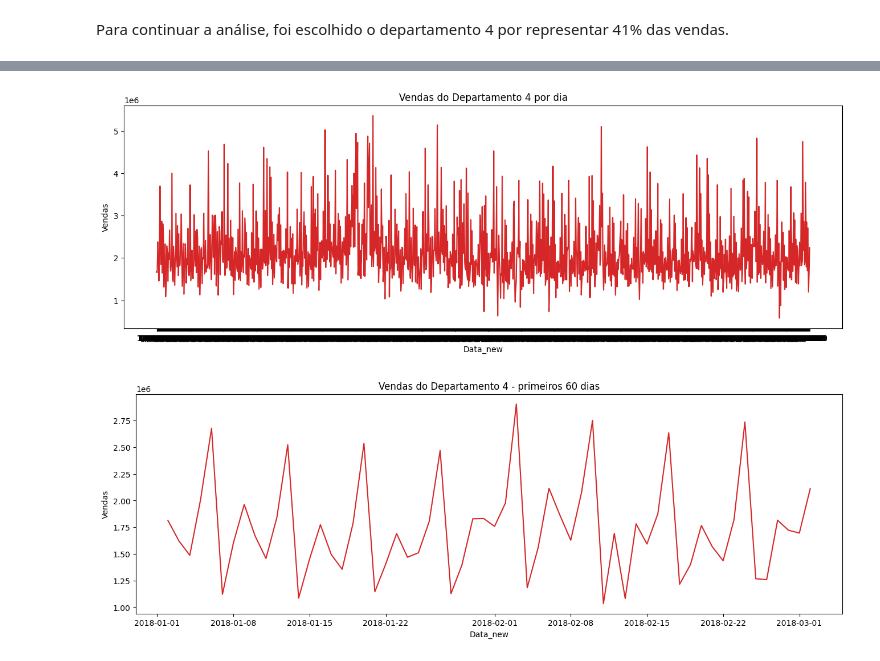
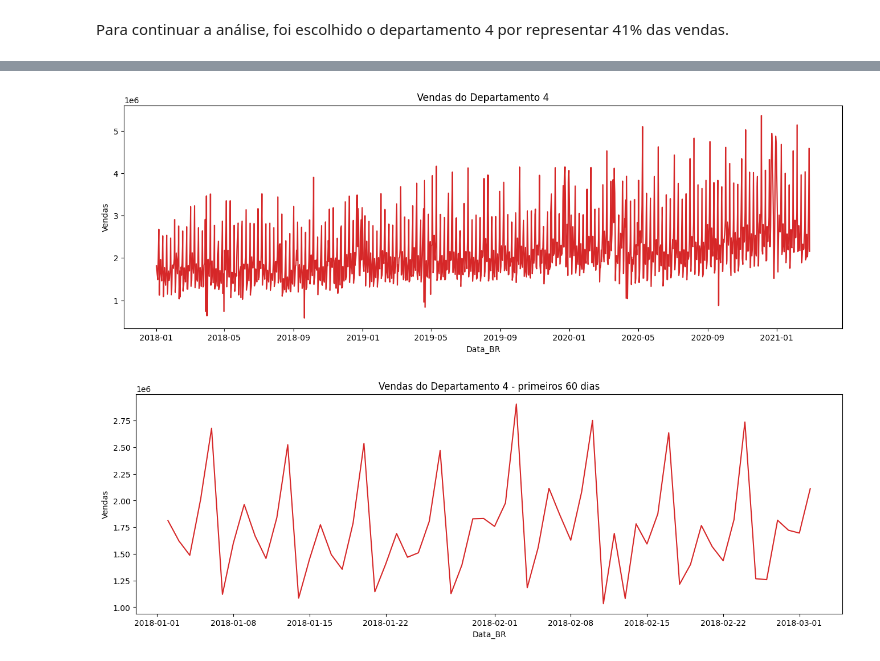
Before and after one commit to JMCVALE/ASN-ROCKS-, a Jupyter notebook: SERIES_TEMPORAIS_Previsão_de_Vendas_diarias.ipynb, the cells around one changed output, grey strips where cells are left out. Saved outputs shown, nothing was run; the diff lists cells and outputs as text; code cells hidden in the pictures.

```diff
--- a/SERIES_TEMPORAIS_Previsão_de_Vendas_diarias.ipynb
+++ b/SERIES_TEMPORAIS_Previsão_de_Vendas_diarias.ipynb
@@ -106,4 +162,11 @@ data.head(10)
 # %%
+data['Vendas'] = (
+    data['Vendas']
+    .astype(str)
+    .str.replace(',', '', regex=False)
+    .astype(float)
+)
+
 # QUANTAS VENDAS TEM POR DEPARTAMENTO?
 
 total_departamento = (
@@ -150,9 +213,10 @@ Para continuar a análise, foi escolhido o departamento 4 por representar 41% da
 # %%
 data_depto4 = data[data['Departamento'] == 'Depto 4'].copy()
 
-data_depto4['Vendas'] = (
-    data_depto4['Vendas']
-    .astype(str)
-    .str.replace(',', '', regex=False)
-    .astype(float)
+vendas_dia = (
+    data_depto4.groupby(['Data_BR'])['Vendas']
+      .sum()
+      .reset_index()
 )
+
+print(vendas_dia)
@@ -159,8 +237,0 @@ data_depto4['Vendas'] = (
-# %%
-vendas_dia = (
-    data_depto4.groupby(['Data_new'])['Vendas']
-      .sum()
-      .reset_index()
-)
-
-print(vendas_dia)
@@ -181,0 +253,4 @@ print(vendas_dia)
+# %%
+vendas_dia['Ano'] = vendas_dia['Data_BR'].dt.year
+
+vendas_dia.head(10)
@@ -182,16 +294,20 @@ print(vendas_dia)
 # %%
 # Visualizando a série temporal
 
-def plot_df(vendas_dia, x, y, title="", xlabel='Data_new', ylabel='Vendas', dpi=100):
+def plot_df(vendas_dia, x, y, title="", xlabel='Data_BR', ylabel='Vendas', dpi=100):
     plt.figure(figsize=(16,5), dpi=dpi)
     plt.plot(x, y, color='tab:red')
     plt.gca().set(title=title, xlabel=xlabel, ylabel=ylabel)
     plt.show()
 
-plot_df(vendas_dia=vendas_dia, x=vendas_dia.Data_new, y=vendas_dia.Vendas,
-        title='Vendas do Departamento 4 por dia')
+plot_df(
+    vendas_dia=vendas_dia,
+    x=vendas_dia['Data_BR'],
+    y=vendas_dia['Vendas'],
+    title='Vendas do Departamento 4'
+)
 # %% [output]
-[figure, old version]
+[figure, new version]
 # %%
 # Visualizando a série temporal em um intervalo de tempo menor
 
```
Also changed, not shown: parts of 30 cells of this notebook.
